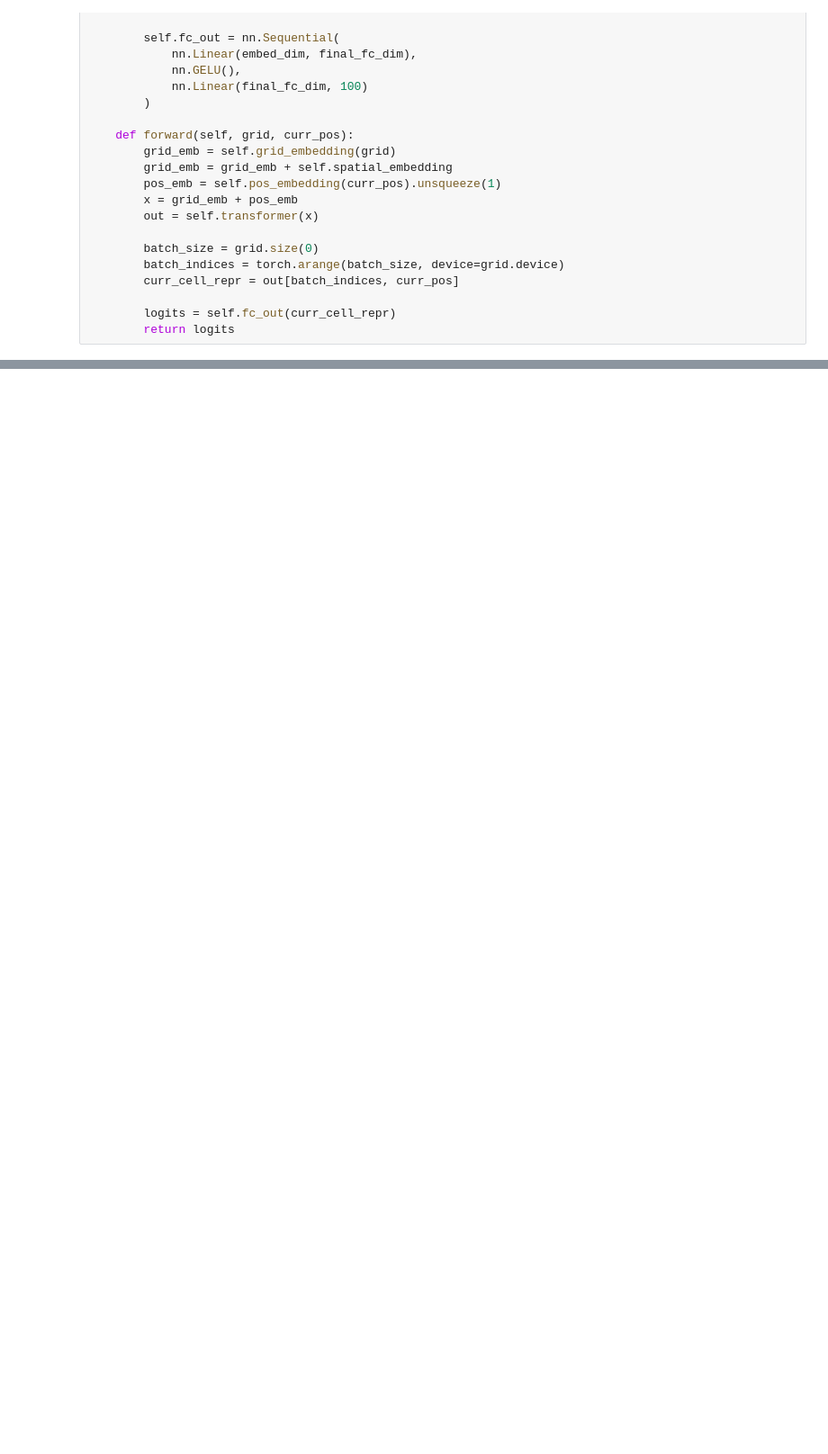
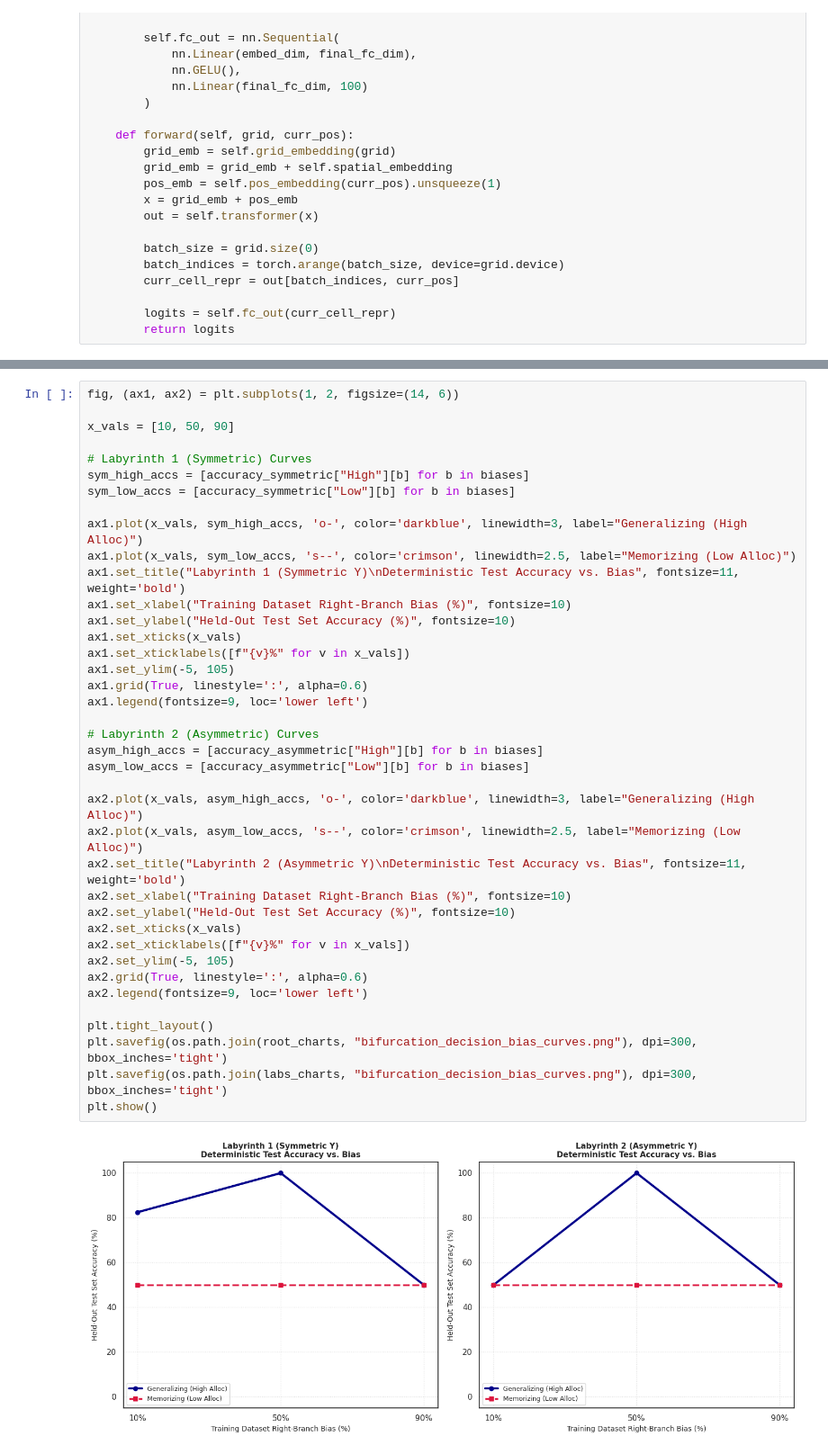
Before and after one commit to sanmquin/Intro-NN, a Jupyter notebook: labs/6.mazes_as_conditionals_tutorial.ipynb, the cells around one changed output, grey strips where cells are left out. Shown at 90% size. Saved outputs shown, nothing was run; the diff lists cells and outputs as text; blank space fills up the shorter version.

```diff
--- a/labs/6.mazes_as_conditionals_tutorial.ipynb
+++ b/labs/6.mazes_as_conditionals_tutorial.ipynb
@@ -546 +555,42 @@ plt.show()
+# %%
+fig, (ax1, ax2) = plt.subplots(1, 2, figsize=(14, 6))
+
+x_vals = [10, 50, 90]
+
+# Labyrinth 1 (Symmetric) Curves
+sym_high_accs = [accuracy_symmetric["High"][b] for b in biases]
+sym_low_accs = [accuracy_symmetric["Low"][b] for b in biases]
+
+ax1.plot(x_vals, sym_high_accs, 'o-', color='darkblue', linewidth=3, label="Generalizing (High Alloc)")
+ax1.plot(x_vals, sym_low_accs, 's--', color='crimson', linewidth=2.5, label="Memorizing (Low Alloc)")
+ax1.set_title("Labyrinth 1 (Symmetric Y)\nDeterministic Test Accuracy vs. Bias", fontsize=11, weight='bold')
+ax1.set_xlabel("Training Dataset Right-Branch Bias (%)", fontsize=10)
+ax1.set_ylabel("Held-Out Test Set Accuracy (%)", fontsize=10)
+ax1.set_xticks(x_vals)
+ax1.set_xticklabels([f"{v}%" for v in x_vals])
+ax1.set_ylim(-5, 105)
+ax1.grid(True, linestyle=':', alpha=0.6)
+ax1.legend(fontsize=9, loc='lower left')
+
+# Labyrinth 2 (Asymmetric) Curves
+asym_high_accs = [accuracy_asymmetric["High"][b] for b in biases]
+asym_low_accs = [accuracy_asymmetric["Low"][b] for b in biases]
+
+ax2.plot(x_vals, asym_high_accs, 'o-', color='darkblue', linewidth=3, label="Generalizing (High Alloc)")
+ax2.plot(x_vals, asym_low_accs, 's--', color='crimson', linewidth=2.5, label="Memorizing (Low Alloc)")
+ax2.set_title("Labyrinth 2 (Asymmetric Y)\nDeterministic Test Accuracy vs. Bias", fontsize=11, weight='bold')
+ax2.set_xlabel("Training Dataset Right-Branch Bias (%)", fontsize=10)
+ax2.set_ylabel("Held-Out Test Set Accuracy (%)", fontsize=10)
+ax2.set_xticks(x_vals)
+ax2.set_xticklabels([f"{v}%" for v in x_vals])
+ax2.set_ylim(-5, 105)
+ax2.grid(True, linestyle=':', alpha=0.6)
+ax2.legend(fontsize=9, loc='lower left')
+
+plt.tight_layout()
+plt.savefig(os.path.join(root_charts, "bifurcation_decision_bias_curves.png"), dpi=300, bbox_inches='tight')
+plt.savefig(os.path.join(labs_charts, "bifurcation_decision_bias_curves.png"), dpi=300, bbox_inches='tight')
+plt.show()
+# %% [output]
+[figure, added]
 # %% [markdown]
```
Also changed, not shown: parts of 19 cells of this notebook, 16 other files.
